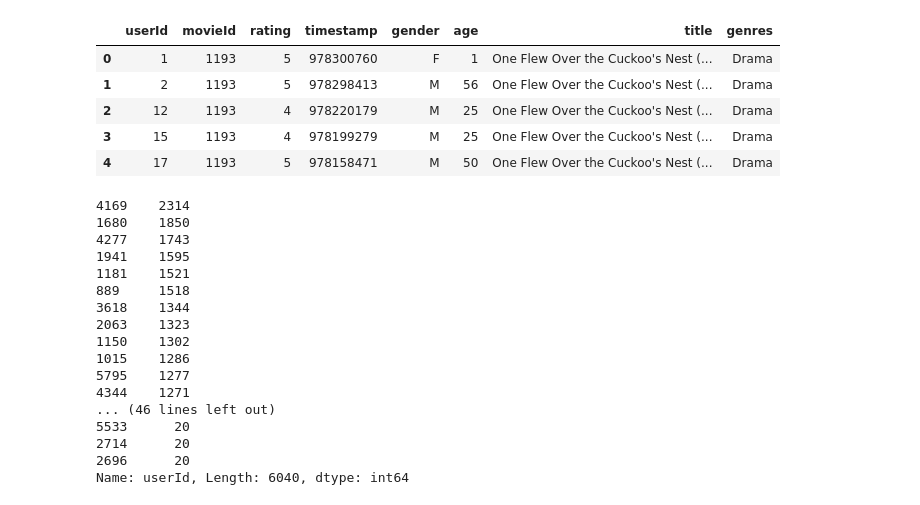
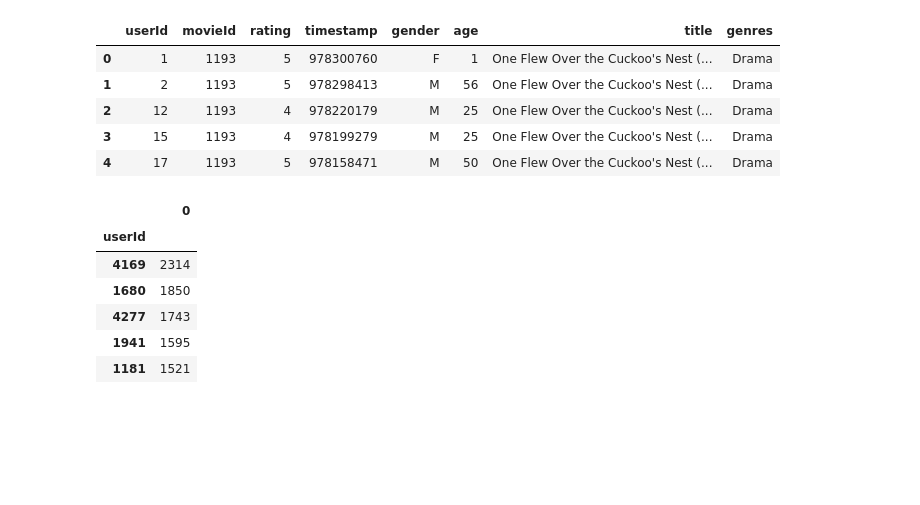
Before and after one commit to gabychoi/TIL, a Jupyter notebook: Pandas[exec-01].ipynb, the cells around one changed output. Cells and saved outputs as stored; diff of their text form; code cells hidden in the pictures; blank space fills up the shorter version.

```diff
--- a/Pandas[exec-01].ipynb
+++ b/Pandas[exec-01].ipynb
@@ -61,24 +62,16 @@ merge_df.head()
 | 2 | 12 | 1193 | 4 | 978220179 | M | 25 | One Flew Over the Cuckoo's Nest (... | Drama |
 | 3 | 15 | 1193 | 4 | 978199279 | M | 25 | One Flew Over the Cuckoo's Nest (... | Drama |
 | 4 | 17 | 1193 | 5 | 978158471 | M | 50 | One Flew Over the Cuckoo's Nest (... | Drama |
-# %%
-# user 평점 갯수 순위 확인
-ratings_df['userId'].value_counts() # .value_counts()는 범주형 value를 세어준다.
-# %% [output]
-4169    2314
-1680    1850
-4277    1743
-1941    1595
-1181    1521
-889     1518
-3618    1344
-2063    1323
-1150    1302
-1015    1286
-5795    1277
-4344    1271
-... (46 lines left out)
-5533      20
-2714      20
-2696      20
-Name: userId, Length: 6040, dtype: int64
+# %%
+# user 평점 갯수 순위 확인
+user_sort = pd.DataFrame(ratings_df.groupby('userId').size())
+user_sort.head()
+user_sort.sort_values(by=0 , ascending=False).head()
+# %% [output]
+|  | 0 |
+| userId |  |
+| 4169 | 2314 |
+| 1680 | 1850 |
+| 4277 | 1743 |
+| 1941 | 1595 |
+| 1181 | 1521 |
```
Also changed, not shown: parts of 10 cells of this notebook.
